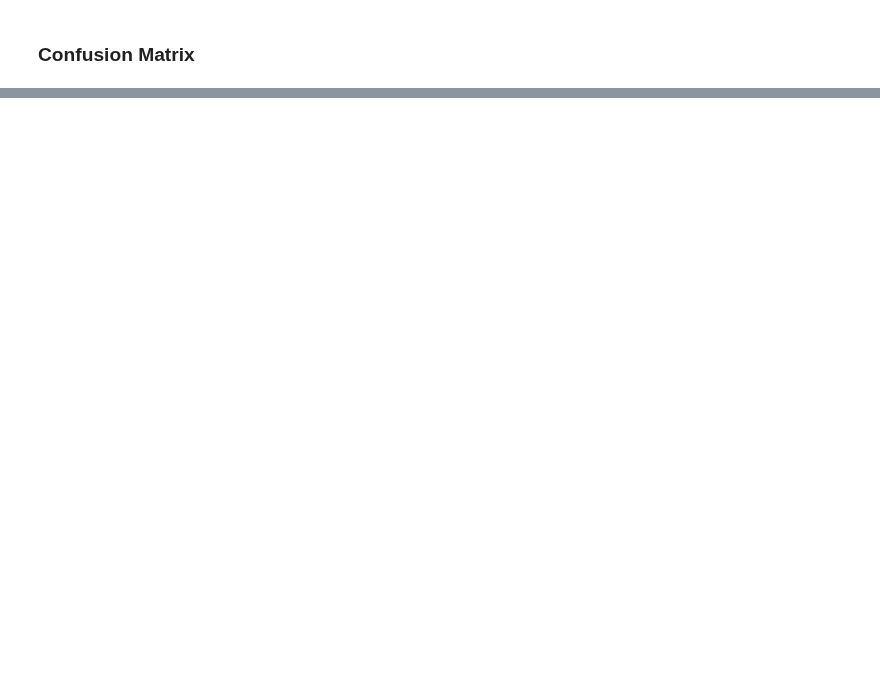
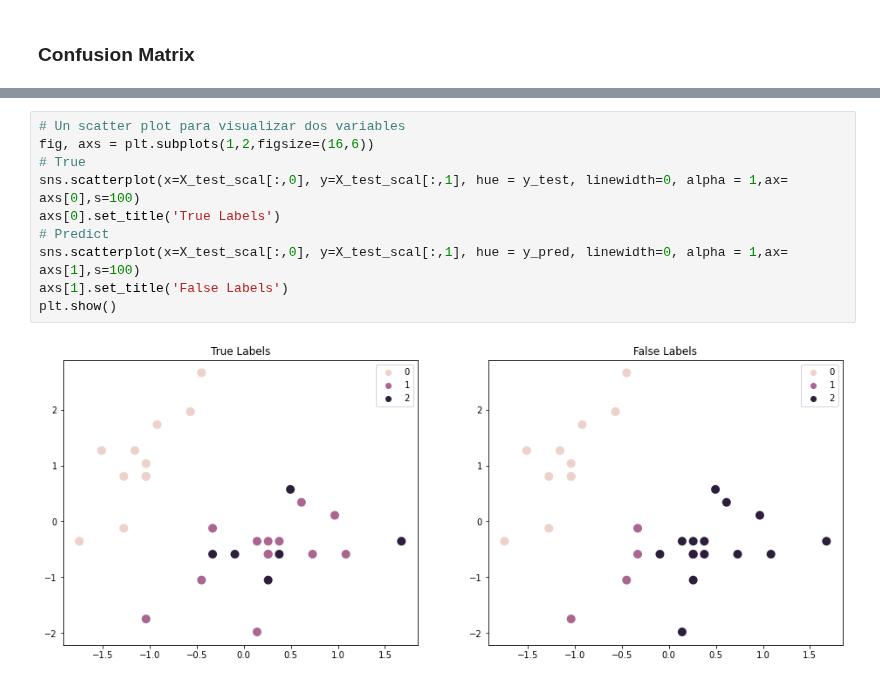
Before and after one commit to BlasFerreira/Machine_Learning, a Jupyter notebook: 3_Deep_Learning/Artificial_Neural_Networks/TensorFlow/1_Iris_case/Iris_Case.ipynb, the cells around one changed output, grey strips where cells are left out. Cells and saved outputs as stored; diff of their text form; blank space fills up the shorter version.

Commit message:
Comparation True labels and Predict Labels

```diff
--- a/3_Deep_Learning/Artificial_Neural_Networks/TensorFlow/1_Iris_case/Iris_Case.ipynb
+++ b/3_Deep_Learning/Artificial_Neural_Networks/TensorFlow/1_Iris_case/Iris_Case.ipynb
@@ -189,0 +236,12 @@ plt.show()
+# %%
+# Un scatter plot para visualizar dos variables
+fig, axs = plt.subplots(1,2,figsize=(16,6))
+# True
+sns.scatterplot(x=X_test_scal[:,0], y=X_test_scal[:,1], hue = y_test, linewidth=0, alpha = 1,ax= axs[0],s=100)
+axs[0].set_title('True Labels')
+# Predict
+sns.scatterplot(x=X_test_scal[:,0], y=X_test_scal[:,1], hue = y_pred, linewidth=0, alpha = 1,ax= axs[1],s=100)
+axs[1].set_title('False Labels')
+plt.show()
+# %% [output]
+[figure, added]
```
Also changed, not shown: parts of 15 cells of this notebook.
